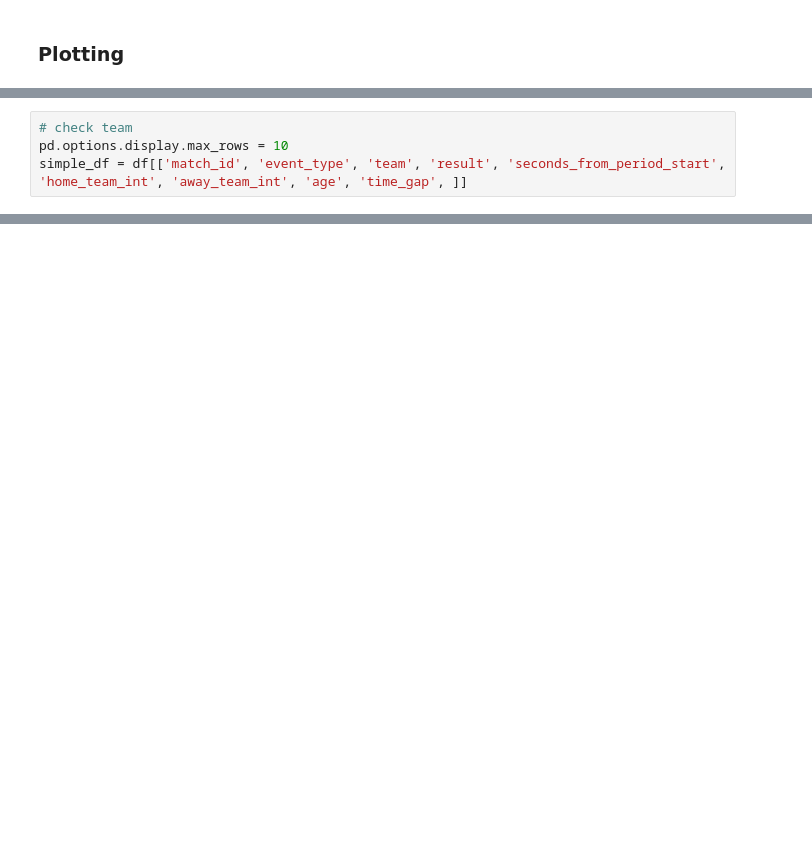
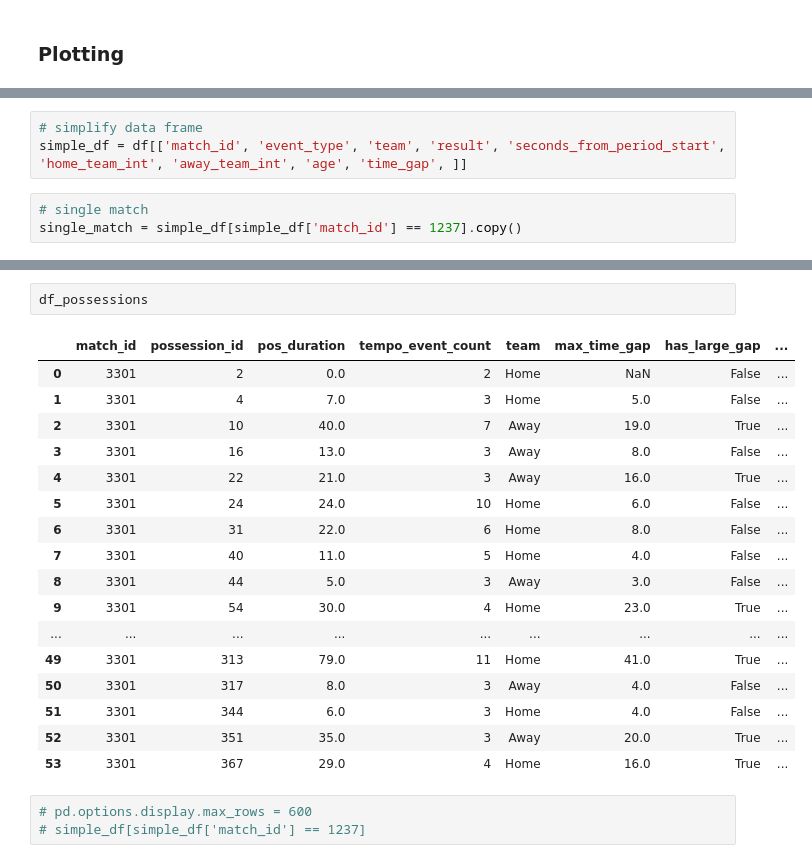
Before and after one commit to konstanyman/thesis_analysis, a Jupyter notebook: processing/tempo.ipynb, the cells around one changed output, grey strips where cells are left out. Drawn from its saved outputs; the diff is of its cells as text; blank space fills up the shorter version.

```diff
--- a/processing/tempo.ipynb
+++ b/processing/tempo.ipynb
@@ -168,5 +173,7 @@ Not very informative. We could also further process the data to remove matches w
 We will focus next on the team-wise tempo per possession. For this we need to first derive the team in position in each moment. Then we can derive the duration of said possession, and calculate the amount of passes and dribbles per possession.
 # %%
-# check team
-pd.options.display.max_rows = 10
+# simplify data frame
 simple_df = df[['match_id', 'event_type', 'team', 'result', 'seconds_from_period_start', 'home_team_int', 'away_team_int', 'age', 'time_gap', ]]
+# %%
+# single match
+single_match = simple_df[simple_df['match_id'] == 1237].copy()
@@ -220,3 +266,26 @@ for group_name, df_group in grouped_matches:
+# %%
+df_possessions
+# %% [output]
+|  | match_id | possession_id | pos_duration | tempo_event_count | team | max_time_gap | has_large_gap | ... |
+| 0 | 3301 | 2 | 0.0 | 2 | Home | NaN | False | ... |
+| 1 | 3301 | 4 | 7.0 | 3 | Home | 5.0 | False | ... |
+| 2 | 3301 | 10 | 40.0 | 7 | Away | 19.0 | True | ... |
+| 3 | 3301 | 16 | 13.0 | 3 | Away | 8.0 | False | ... |
+| 4 | 3301 | 22 | 21.0 | 3 | Away | 16.0 | True | ... |
+| 5 | 3301 | 24 | 24.0 | 10 | Home | 6.0 | False | ... |
+| 6 | 3301 | 31 | 22.0 | 6 | Home | 8.0 | False | ... |
+| 7 | 3301 | 40 | 11.0 | 5 | Home | 4.0 | False | ... |
+| 8 | 3301 | 44 | 5.0 | 3 | Away | 3.0 | False | ... |
+| 9 | 3301 | 54 | 30.0 | 4 | Home | 23.0 | True | ... |
+| ... | ... | ... | ... | ... | ... | ... | ... | ... |
+| 49 | 3301 | 313 | 79.0 | 11 | Home | 41.0 | True | ... |
+| 50 | 3301 | 317 | 8.0 | 3 | Away | 4.0 | False | ... |
+| 51 | 3301 | 344 | 6.0 | 3 | Home | 4.0 | False | ... |
+| 52 | 3301 | 351 | 35.0 | 3 | Away | 20.0 | True | ... |
+| 53 | 3301 | 367 | 29.0 | 4 | Home | 16.0 | True | ... |
+# %%
+# pd.options.display.max_rows = 600
+# simple_df[simple_df['match_id'] == 1237]
 # %%
 # create dataframe with columns: 'match_id', 'team', 'pos_event_amt', 'pos_duration', 'pos_tempo'
 def calculate_tempo_per_possession(df):
```
Also changed, not shown: parts of 20 cells of this notebook, 2 other files.
